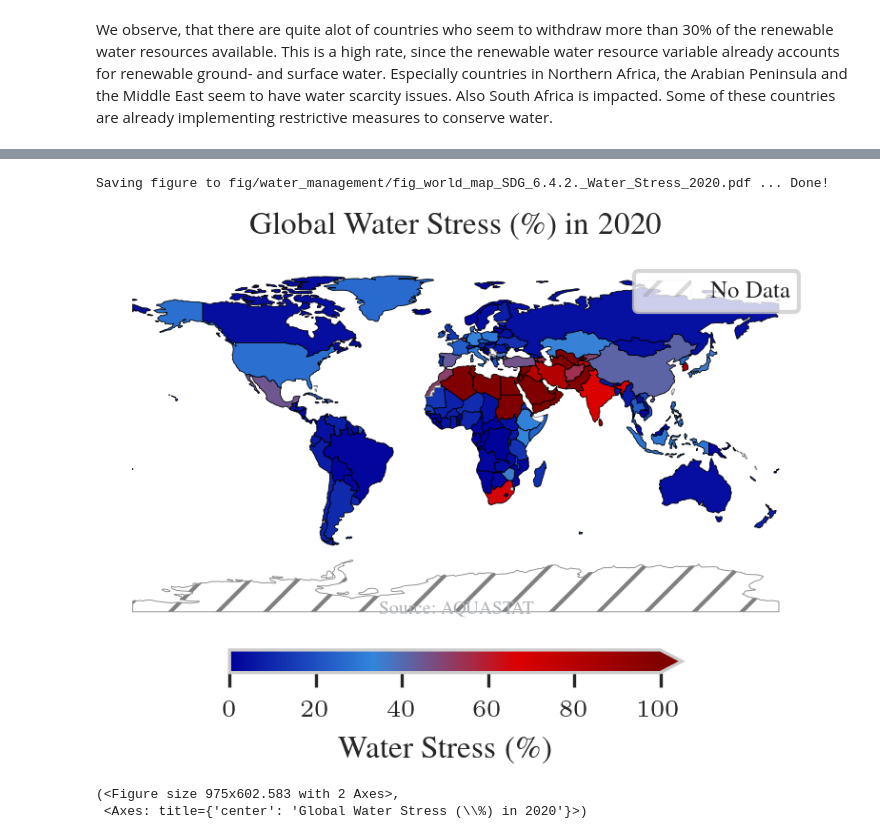
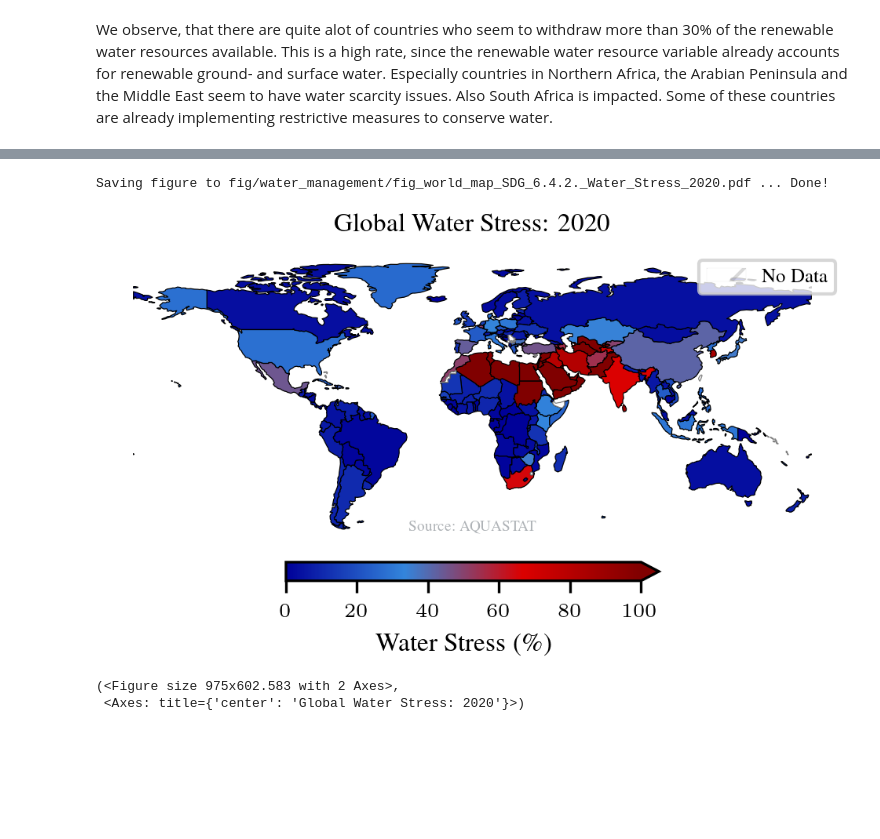
Before and after one commit to am9zZWY/team-aqua, a Jupyter notebook: exp/exp_global_water_withdrawal_map.ipynb, the cells around one changed output, grey strips where cells are left out. Cells and saved outputs as stored; diff of their text form; code cells hidden in the pictures; blank space fills up the shorter version.

```diff
--- a/exp/exp_global_water_withdrawal_map.ipynb
+++ b/exp/exp_global_water_withdrawal_map.ipynb
@@ -3,12 +3,19 @@
 
 This expermient investigates the proportion of withdrawn freshwater in relation to the available renewable freshwater. A substantial share of withdrawn freshwater could suggest existing or potential water scarcity issues.
 # %%
+from tueplots import bundles
 import numpy as np
+from matplotlib import pyplot as plt
 from matplotlib.colors import ListedColormap
 from matplotlib.colors import LinearSegmentedColormap
 import sys
 import os
 
+# reset default plot settings
+plt.rcParams.update(plt.rcParamsDefault)
+plt.rcParams.update(bundles.icml2022())
+plt.rcParams.update({"figure.dpi": 200})
+
 sys.path.insert(1, os.path.abspath(os.getcwd()[:-3]))
 # %% [markdown]
 First we create a custom colormap ranging from blue to red
@@ -77,13 +105,13 @@ Some of these countries are already implementing restrictive measures to conserv
 # %%
 from src.aquastat_plot import plot_world
 
 year = 2020
 variable = "SDG 6.4.2. Water Stress"
-title = 'Global Water Stress (\%) in {}'.format(year)
+title = 'Global Water Stress: {}'.format(year)
 plot_world(df, year=year, variable=variable, title=title, cmap=custom_cmap, label='Water Stress (\%)',
-                   vmin_max=[0, 100])
+           vmin_max=[0, 100])
 # %% [output]
 Saving figure to fig/water_management/fig_world_map_SDG_6.4.2._Water_Stress_2020.pdf ... Done!
-[figure, old version]
+[figure, new version]
 (<Figure size 975x602.583 with 2 Axes>,
- <Axes: title={'center': 'Global Water Stress (\\%) in 2020'}>)
+ <Axes: title={'center': 'Global Water Stress: 2020'}>)
```
Also changed, not shown: parts of 3 cells of this notebook.
